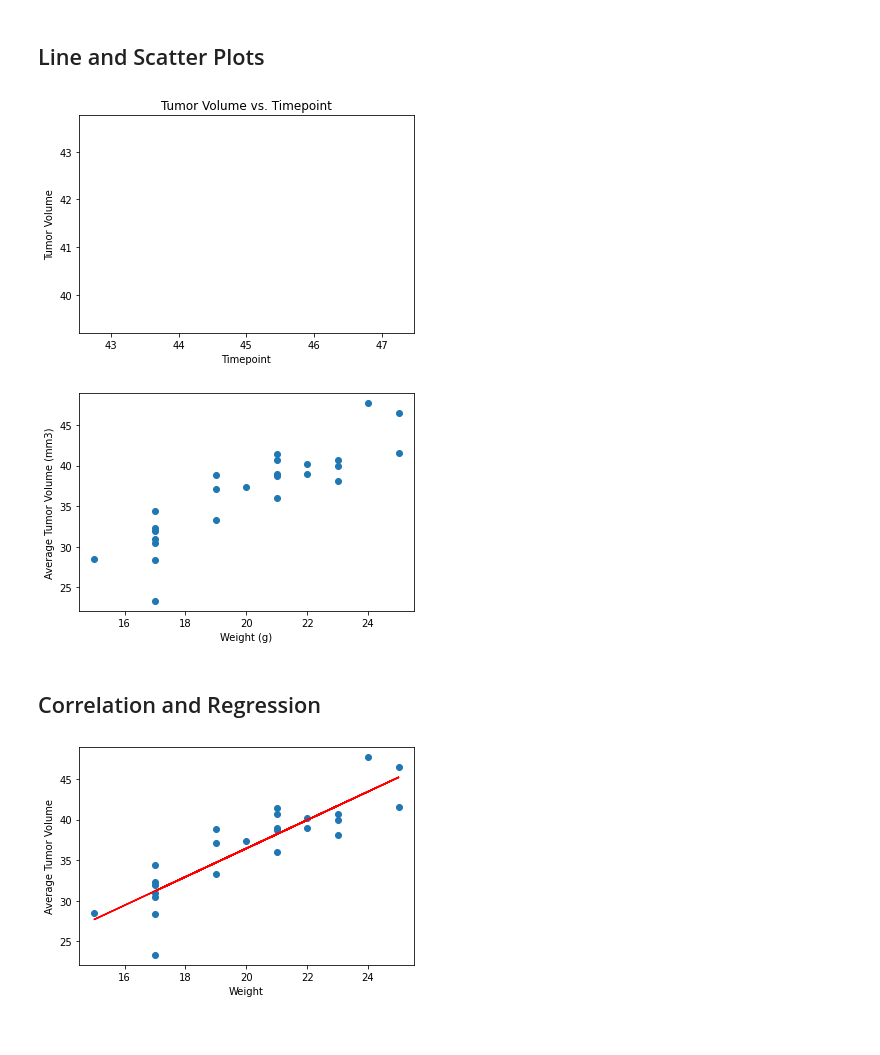
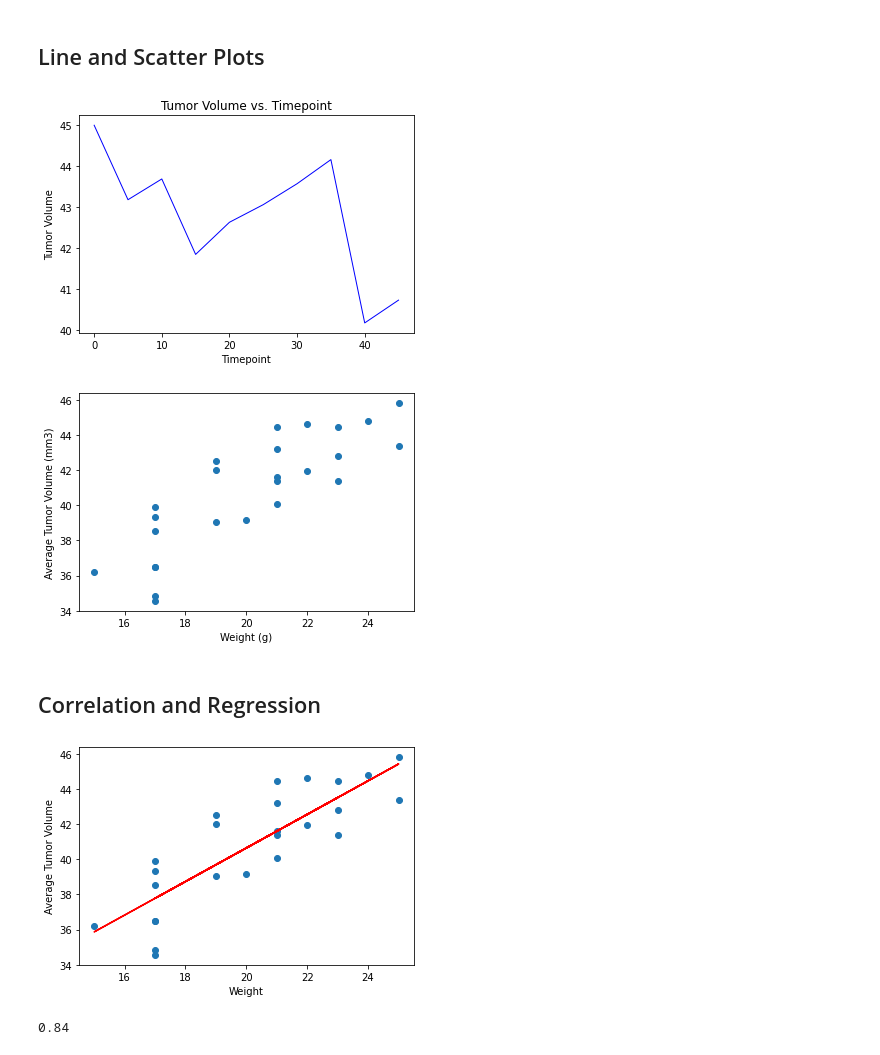
Before and after one commit to eperez3181/Matplotlib-challenge, a Jupyter notebook: pymaceuticals.ipynb, the cells around one changed output. Saved outputs shown, nothing was run; the diff lists cells and outputs as text; code cells hidden in the pictures.

```diff
--- a/pymaceuticals.ipynb
+++ b/pymaceuticals.ipynb
@@ -321,11 +322,11 @@ plt.show()
 ## Line and Scatter Plots
 # %%
 # Generate a line plot of tumor volume vs. time point for a mouse treated with Capomulin
-capomulin_new = newly_combined_df.loc[newly_combined_df['Drug Regimen'] == "Capomulin"]
+capomulin_new = new_combined_data_df.loc[new_combined_data_df['Drug Regimen'] == "Capomulin"]
 
-one_mouse_info = capomulin_new.loc[capomulin_new['Mouse ID']=='l509']
+one_mouse_info = capomulin_new.loc[capomulin_new['Mouse ID']=='s710']
 
-plt.plot(one_mouse_info['Timepoint'], one_mouse_info['Tumor Volume (mm3)'])
+plt.plot(one_mouse_info['Timepoint'], one_mouse_info['Tumor Volume (mm3)'], color="blue", linewidth=1)
 
 plt.title("Tumor Volume vs. Timepoint")
 plt.xlabel("Timepoint")
@@ -337,10 +338,10 @@ plt.ylabel("Tumor Volume")
 
 plt.show()
 # %% [output]
-[figure, old version]
+[figure, new version]
 # %%
 # Generate a scatter plot of average tumor volume vs. mouse weight for the Capomulin regimen
-capomulin_tumor_weight = newly_combined_df.loc[newly_combined_df['Drug Regimen'] == "Capomulin"]
+capomulin_tumor_weight = new_combined_data_df.loc[new_combined_data_df['Drug Regimen'] == "Capomulin"]
 capomulin_avg = capomulin_tumor_weight.groupby(['Mouse ID']).mean()
 
 plt.scatter(capomulin_avg['Weight (g)'],capomulin_avg['Tumor Volume (mm3)'])
@@ -349,28 +350,30 @@ plt.ylabel('Average Tumor Volume (mm3)')
 
 plt.show()
 # %% [output]
-[figure, old version]
+[figure, new version]
 # %% [markdown]
 ## Correlation and Regression
 # %%
 # Calculate the correlation coefficient and linear regression model
 # for mouse weight and average tumor volume for the Capomulin regimen
-capomulin_tumor_weight = newly_combined_df.loc[newly_combined_df['Drug Regimen'] == "Capomulin"]
+capomulin_tumor_weight = new_combined_data_df.loc[new_combined_data_df['Drug Regimen'] == "Capomulin"]
 capomulin_avg = capomulin_tumor_weight.groupby(['Mouse ID']).mean()
 
 correlation =round(st.pearsonr(capomulin_avg['Weight (g)'],capomulin_avg['Tumor Volume (mm3)'])[0],2)
 
 model = st.linregress(capomulin_avg['Weight (g)'],capomulin_avg['Tumor Volume (mm3)'])
 
 y_values = capomulin_avg['Weight (g)']*model[0]+model[1]
 
 plt.scatter(capomulin_avg['Weight (g)'],capomulin_avg['Tumor Volume (mm3)'])
 
 plt.plot(capomulin_avg['Weight (g)'],y_values,"r-")
 
 plt.xlabel('Weight')
 
 plt.ylabel('Average Tumor Volume')
 plt.show()
+print(correlation)
 # %% [output]
-[figure, old version]
+[figure, new version]
+0.84
```
Also changed, not shown: parts of 5 cells of this notebook.
